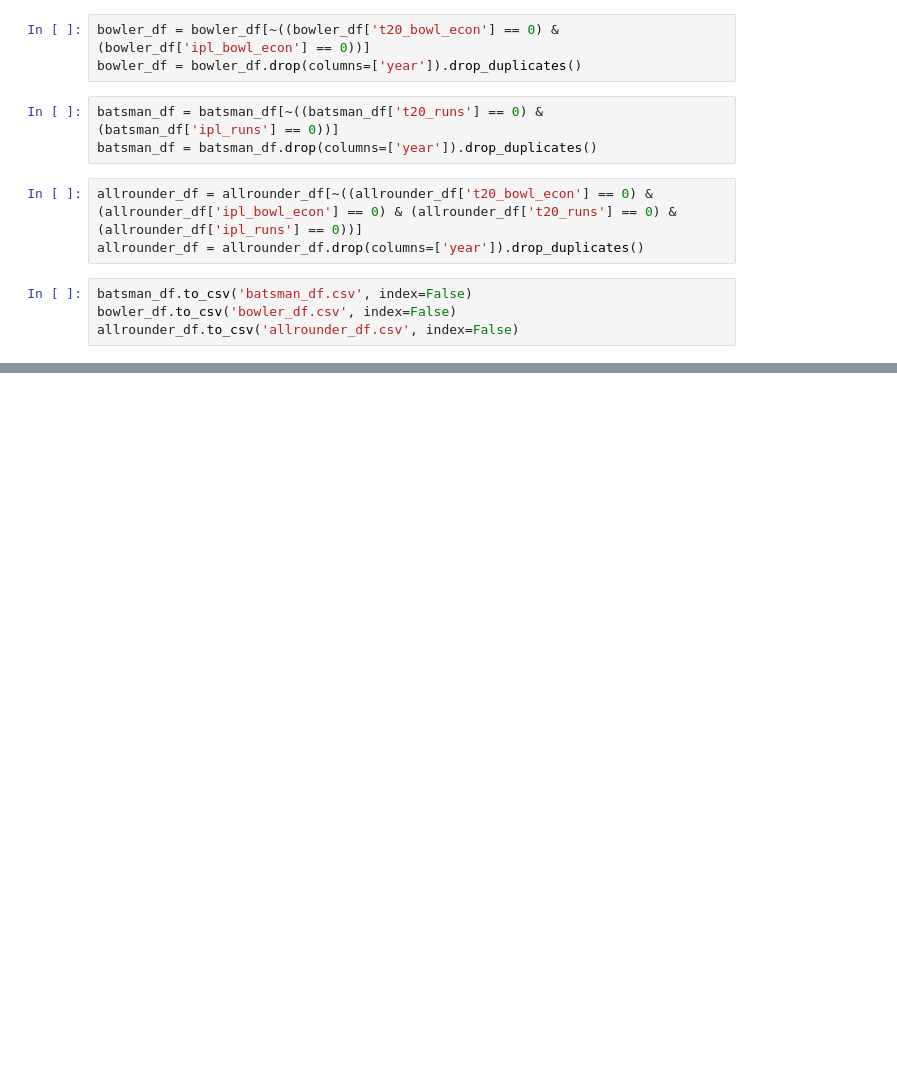
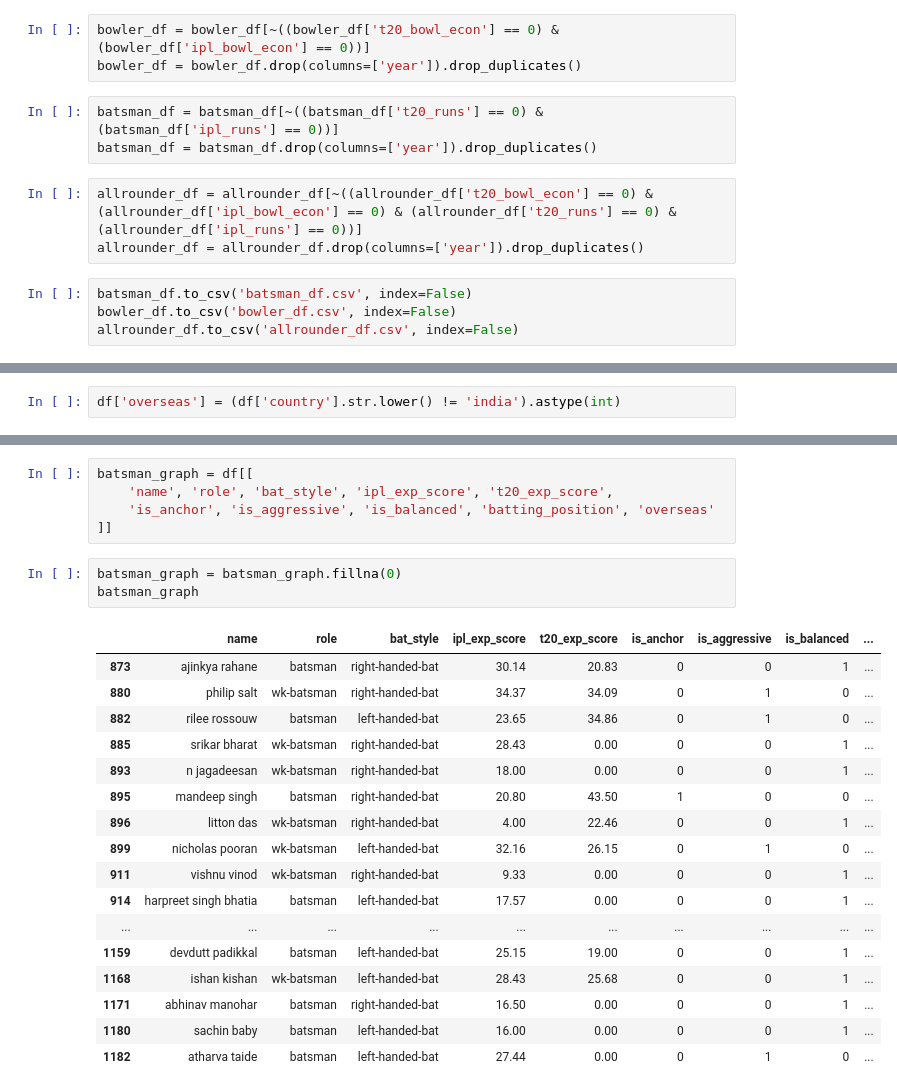
Before and after one commit to AkinduH/ipl-auction-optimizer, a Jupyter notebook: Synergy Graph/data preprocessing.ipynb, the cells around one changed output, grey strips where cells are left out. Cells and saved outputs as stored; diff of their text form; blank space fills up the shorter version.

```diff
--- a/Synergy Graph/data preprocessing.ipynb
+++ b/Synergy Graph/data preprocessing.ipynb
@@ -92,0 +189,2 @@ allrounder_df.to_csv('allrounder_df.csv', index=False)
+# %%
+df['overseas'] = (df['country'].str.lower() != 'india').astype(int)
@@ -92,0 +202,26 @@ allrounder_df.to_csv('allrounder_df.csv', index=False)
+# %%
+batsman_graph = df[[
+    'name', 'role', 'bat_style', 'ipl_exp_score', 't20_exp_score',
+    'is_anchor', 'is_aggressive', 'is_balanced', 'batting_position', 'overseas'
+]]
+# %%
+batsman_graph = batsman_graph.fillna(0)
+batsman_graph
+# %% [output]
+|  | name | role | bat_style | ipl_exp_score | t20_exp_score | is_anchor | is_aggressive | is_balanced | ... |
+| 873 | ajinkya rahane | batsman | right-handed-bat | 30.14 | 20.83 | 0 | 0 | 1 | ... |
+| 880 | philip salt | wk-batsman | right-handed-bat | 34.37 | 34.09 | 0 | 1 | 0 | ... |
+| 882 | rilee rossouw | batsman | left-handed-bat | 23.65 | 34.86 | 0 | 1 | 0 | ... |
+| 885 | srikar bharat | wk-batsman | right-handed-bat | 28.43 | 0.00 | 0 | 0 | 1 | ... |
+| 893 | n jagadeesan | wk-batsman | right-handed-bat | 18.00 | 0.00 | 0 | 0 | 1 | ... |
+| 895 | mandeep singh | batsman | right-handed-bat | 20.80 | 43.50 | 1 | 0 | 0 | ... |
+| 896 | litton das | wk-batsman | right-handed-bat | 4.00 | 22.46 | 0 | 0 | 1 | ... |
+| 899 | nicholas pooran | wk-batsman | left-handed-bat | 32.16 | 26.15 | 0 | 1 | 0 | ... |
+| 911 | vishnu vinod | wk-batsman | right-handed-bat | 9.33 | 0.00 | 0 | 0 | 1 | ... |
+| 914 | harpreet singh bhatia | batsman | left-handed-bat | 17.57 | 0.00 | 0 | 0 | 1 | ... |
+| ... | ... | ... | ... | ... | ... | ... | ... | ... | ... |
+| 1159 | devdutt padikkal | batsman | left-handed-bat | 25.15 | 19.00 | 0 | 0 | 1 | ... |
+| 1168 | ishan kishan | wk-batsman | left-handed-bat | 28.43 | 25.68 | 0 | 0 | 1 | ... |
+| 1171 | abhinav manohar | batsman | right-handed-bat | 16.50 | 0.00 | 0 | 0 | 1 | ... |
+| 1180 | sachin baby | batsman | left-handed-bat | 16.00 | 0.00 | 0 | 0 | 1 | ... |
+| 1182 | atharva taide | batsman | left-handed-bat | 27.44 | 0.00 | 0 | 1 | 0 | ... |
```
Also changed, not shown: parts of 10 cells of this notebook, 1 other file.
